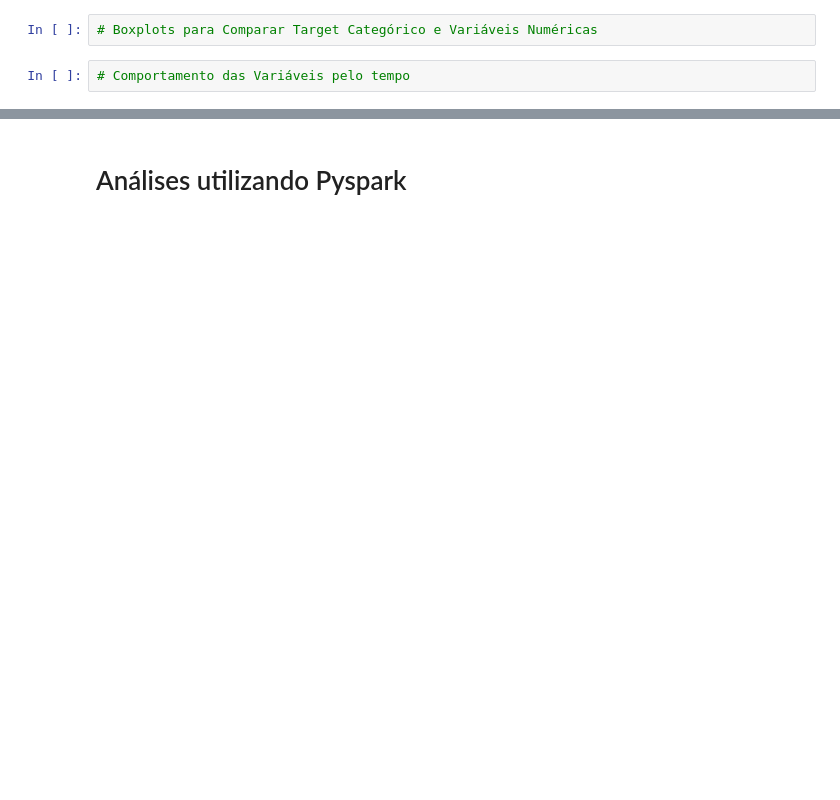
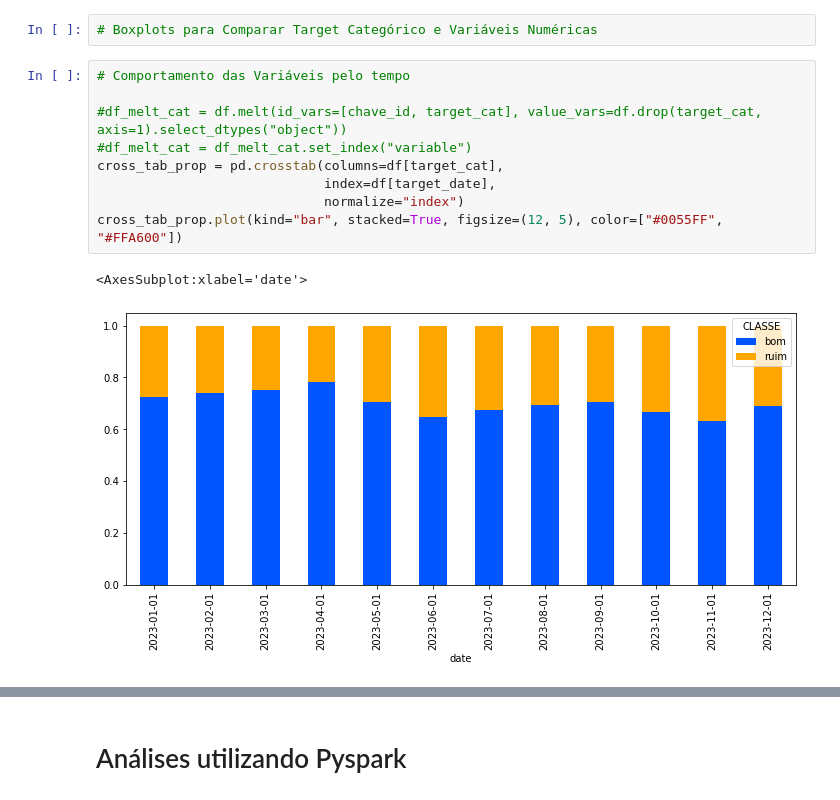
Before and after one commit to lauraalexandria/cursos-python, a Jupyter notebook: analises_iniciais.ipynb, the cells around one changed output, grey strips where cells are left out. Saved outputs shown, nothing was run; the diff lists cells and outputs as text; blank space fills up the shorter version.

```diff
--- a/analises_iniciais.ipynb
+++ b/analises_iniciais.ipynb
@@ -261,3 +296,13 @@ sns.heatmap(df.select_dtypes(["float64", "int64"]).corr(method="spearman"),
 # Boxplots para Comparar Target Categórico e Variáveis Numéricas
 # %%
 # Comportamento das Variáveis pelo tempo
+
+#df_melt_cat = df.melt(id_vars=[chave_id, target_cat], value_vars=df.drop(target_cat, axis=1).select_dtypes("object"))
+#df_melt_cat = df_melt_cat.set_index("variable")
+cross_tab_prop = pd.crosstab(columns=df[target_cat],
+                             index=df[target_date],
+                             normalize="index")
+cross_tab_prop.plot(kind="bar", stacked=True, figsize=(12, 5), color=["#0055FF", "#FFA600"])
+# %% [output]
+<AxesSubplot:xlabel='date'>
+[figure, added]
```
Also changed, not shown: parts of 6 cells of this notebook.
